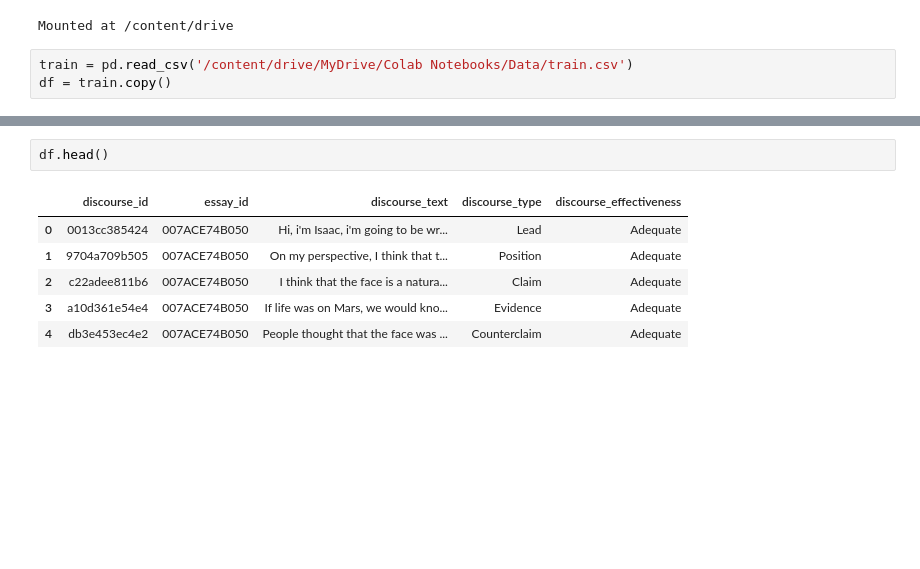
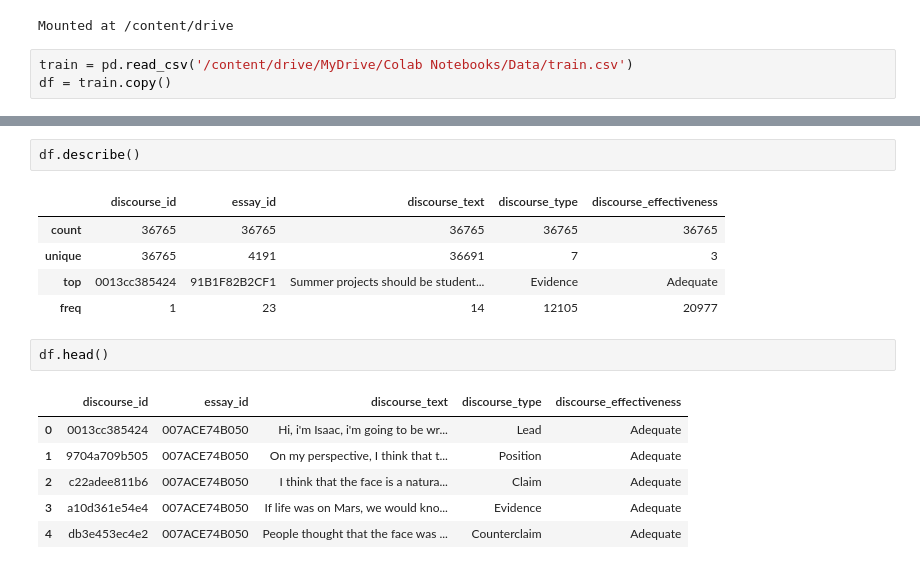
Before and after one commit to kitkeat/Effective-Argument-Prediction-NLP, a Jupyter notebook: 1-datacleaning-eda.ipynb, the cells around one changed output, grey strips where cells are left out. Drawn from its saved outputs; the diff is of its cells as text; blank space fills up the shorter version.

```diff
--- a/1-datacleaning-eda.ipynb
+++ b/1-datacleaning-eda.ipynb
@@ -33,3 +48,11 @@ df = train.copy()
+# %%
+df.describe()
+# %% [output]
+|  | discourse_id | essay_id | discourse_text | discourse_type | discourse_effectiveness |
+| count | 36765 | 36765 | 36765 | 36765 | 36765 |
+| unique | 36765 | 4191 | 36691 | 7 | 3 |
+| top | 0013cc385424 | 91B1F82B2CF1 | Summer projects should be student... | Evidence | Adequate |
+| freq | 1 | 23 | 14 | 12105 | 20977 |
 # %%
 df.head()
 # %% [output]
```
Also changed, not shown: parts of 4 cells of this notebook.
